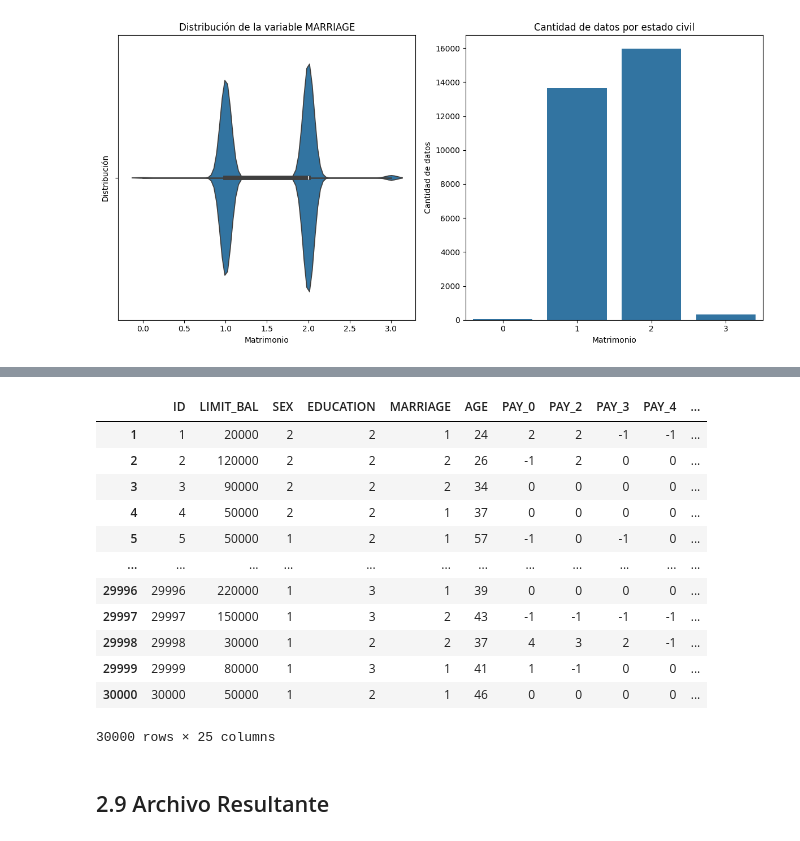
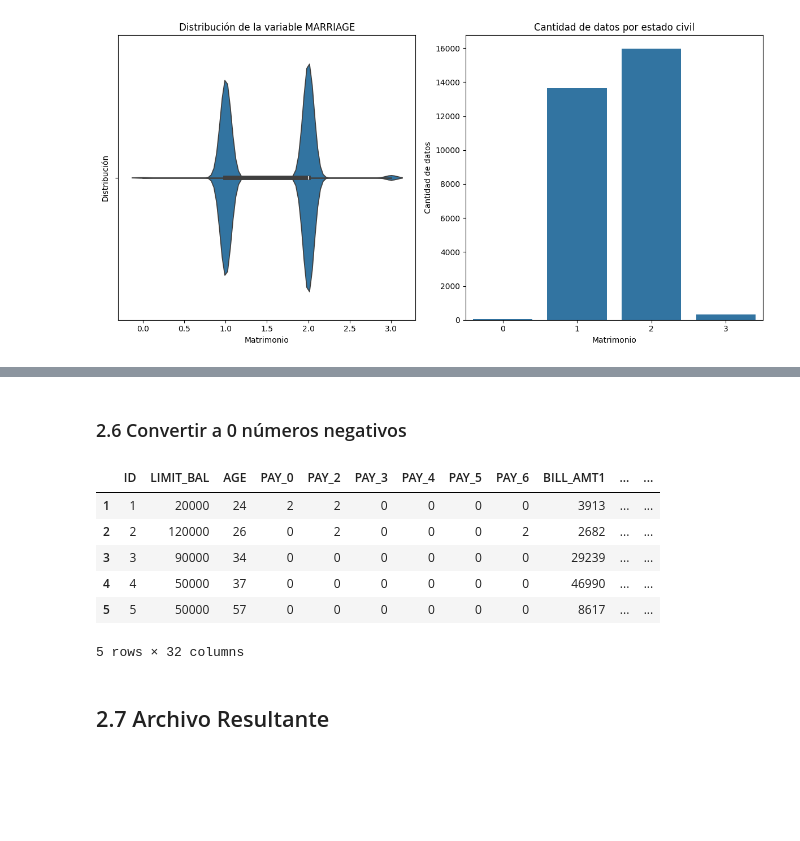
Before and after one commit to vcalderonmol/Proyecto2, a Jupyter notebook: Tarea 2.ipynb, the cells around one changed output, grey strips where cells are left out. Drawn from its saved outputs; the diff is of its cells as text; code cells hidden in the pictures; blank space fills up the shorter version.

```diff
--- a/Tarea 2.ipynb
+++ b/Tarea 2.ipynb
@@ -268,23 +263,23 @@ data_df_modeling.head()
 5 rows × 32 columns
+# %% [markdown]
+### 2.6 Convertir a 0 números negativos
+# %%
+# Reemplazar todos los valores menores a 0 por 0 en el DataFrame con variables dummy
+data_df_modeling = data_df_modeling.clip(lower=0)
+
+# Ver las primeras filas del DataFrame con los valores ajustados
+data_df_modeling.head()
+# %% [output]
+|  | ID | LIMIT_BAL | AGE | PAY_0 | PAY_2 | PAY_3 | PAY_4 | PAY_5 | PAY_6 | BILL_AMT1 | ... | ... |
+| 1 | 1 | 20000 | 24 | 2 | 2 | 0 | 0 | 0 | 0 | 3913 | ... | ... |
+| 2 | 2 | 120000 | 26 | 0 | 2 | 0 | 0 | 0 | 2 | 2682 | ... | ... |
+| 3 | 3 | 90000 | 34 | 0 | 0 | 0 | 0 | 0 | 0 | 29239 | ... | ... |
+| 4 | 4 | 50000 | 37 | 0 | 0 | 0 | 0 | 0 | 0 | 46990 | ... | ... |
+| 5 | 5 | 50000 | 57 | 0 | 0 | 0 | 0 | 0 | 0 | 8617 | ... | ... |
+5 rows × 32 columns
 # %%
 data_df_modeling = data_df.copy()
-# %%
-data_df
-# %% [output]
-|  | ID | LIMIT_BAL | SEX | EDUCATION | MARRIAGE | AGE | PAY_0 | PAY_2 | PAY_3 | PAY_4 | ... |
-| 1 | 1 | 20000 | 2 | 2 | 1 | 24 | 2 | 2 | -1 | -1 | ... |
-| 2 | 2 | 120000 | 2 | 2 | 2 | 26 | -1 | 2 | 0 | 0 | ... |
-| 3 | 3 | 90000 | 2 | 2 | 2 | 34 | 0 | 0 | 0 | 0 | ... |
-| 4 | 4 | 50000 | 2 | 2 | 1 | 37 | 0 | 0 | 0 | 0 | ... |
-| 5 | 5 | 50000 | 1 | 2 | 1 | 57 | -1 | 0 | -1 | 0 | ... |
-| ... | ... | ... | ... | ... | ... | ... | ... | ... | ... | ... | ... |
-| 29996 | 29996 | 220000 | 1 | 3 | 1 | 39 | 0 | 0 | 0 | 0 | ... |
-| 29997 | 29997 | 150000 | 1 | 3 | 2 | 43 | -1 | -1 | -1 | -1 | ... |
-| 29998 | 29998 | 30000 | 1 | 2 | 2 | 37 | 4 | 3 | 2 | -1 | ... |
-| 29999 | 29999 | 80000 | 1 | 3 | 1 | 41 | 1 | -1 | 0 | 0 | ... |
-| 30000 | 30000 | 50000 | 1 | 2 | 1 | 46 | 0 | 0 | 0 | 0 | ... |
-30000 rows × 25 columns
 # %% [markdown]
-## 2.9 Archivo Resultante
+## 2.7 Archivo Resultante
 # %%
 data_df_modeling.to_csv('clean_data.txt')
```
Also changed, not shown: parts of 5 cells of this notebook.
